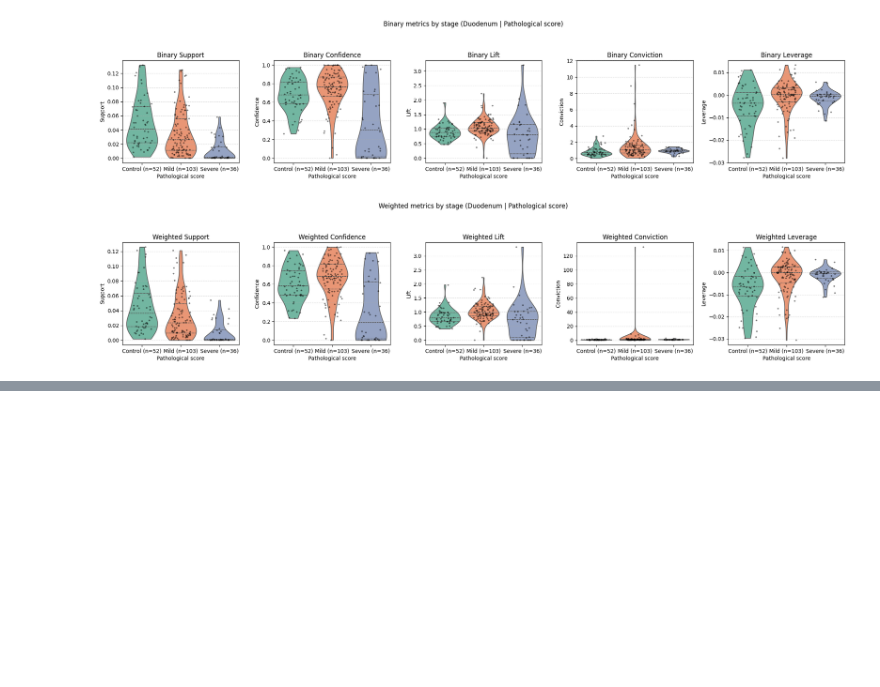
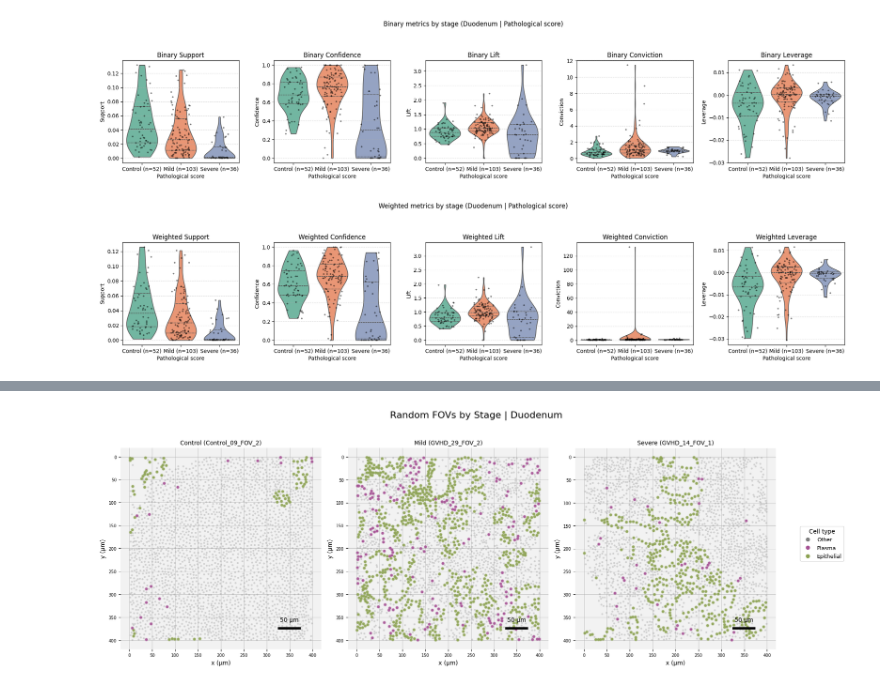
Before and after one commit to rachelbronerHU/bio-association-rule-mining-and-correlation, a Jupyter notebook: visualization/notebooks/investigate_plasma_rule.ipynb, the cells around one changed output, grey strips where cells are left out. Drawn from its saved outputs; the diff is of its cells as text; code cells hidden in the pictures; blank space fills up the shorter version.

```diff
--- a/visualization/notebooks/investigate_plasma_rule.ipynb
+++ b/visualization/notebooks/investigate_plasma_rule.ipynb
@@ -703,0 +913,4 @@ Visualizing Representative FOV: GVHD_06_FOV_2 (231 matching antecedent cells)
+# %%
+plot_stage_fovs_side_by_side(ORGAN_TO_VISUALIZE, rand_fovs, "Random")
+# %% [output]
+[figure, added]
```
Also changed, not shown: parts of 6 cells of this notebook, 1 other file.
